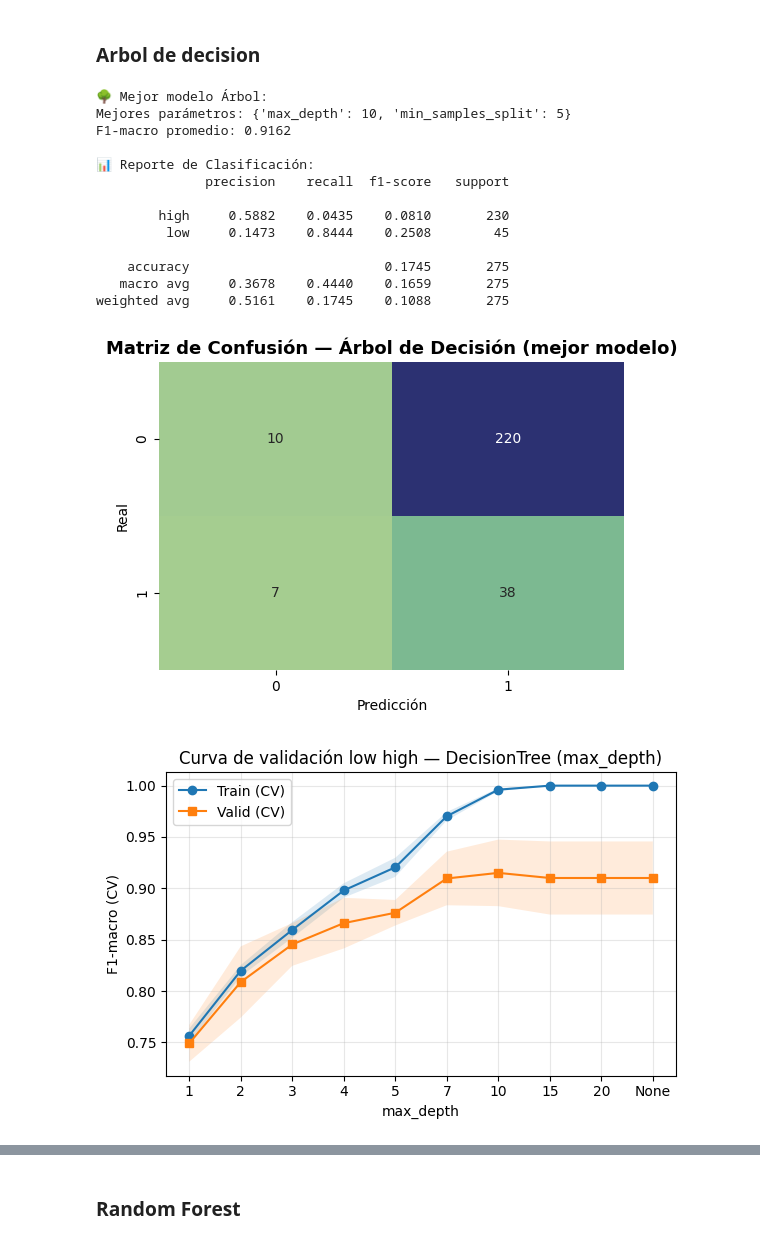
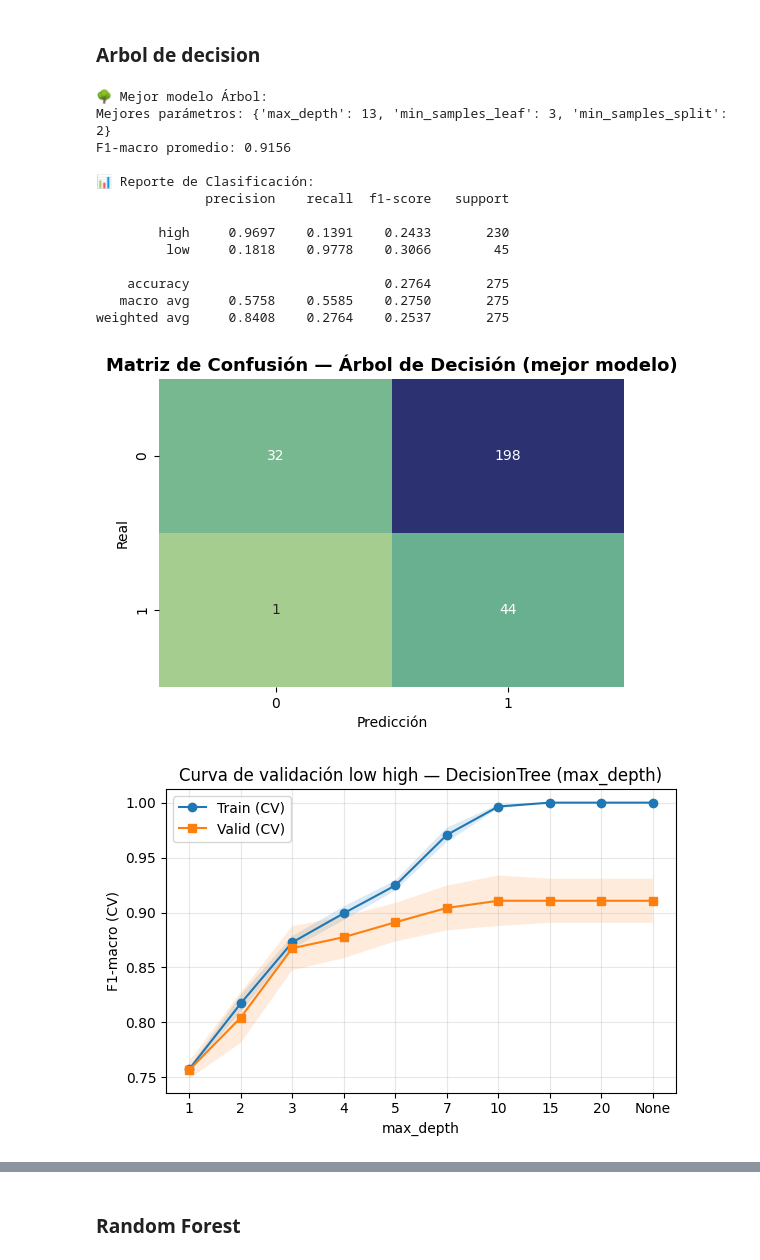
Before and after one commit to anamariaSemanate/ml-tarea1-vinos, a Jupyter notebook: notebooks/02_modelos.ipynb, the cells around one changed output, grey strips where cells are left out. Drawn from its saved outputs; the diff is of its cells as text; code cells hidden in the pictures.

Commit message:
notebooks de eda y modelos actualizados v 2.0

```diff
--- a/notebooks/02_modelos.ipynb
+++ b/notebooks/02_modelos.ipynb
@@ -599,7 +739,8 @@ for nombre, modelo in models_clf.items():
 #parametros gridsearhCV
 param_tree = {
     'max_depth': [5, 7,10, 13, 15, None],
-    'min_samples_split': [2, 3, 5]
+    'min_samples_split': [2, 3, 5],
+    'min_samples_leaf': [1, 3, 5, 8]
 }
 
 grid_tree_LH = GridSearchCV(
@@ -671,39 +812,69 @@ minsplit_list = [2, 3, 4, 5, 7, 10, 15, 20]
 train_scores_LH, val_scores_LH = validation_curve(
     DecisionTreeClassifier(random_state=42, class_weight='balanced',
                            max_depth=grid_tree.best_params_.get('max_depth', None)),
     X_trainLH_clf_sm, y_trainLH_clf_sm,
     param_name="min_samples_split",
     param_range=minsplit_list,
     cv=5, scoring="f1_macro", n_jobs=-1
 )
 
 train_mean_LH = train_scores_LH.mean(axis=1)
 val_mean_LH   = val_scores_LH.mean(axis=1)
 train_std_LH  = val_scores_LH.std(axis=1)
 val_std_LH    = val_scores_s.std(axis=1)
 
 plt.figure(figsize=(6,4))
 plt.plot(minsplit_list, train_mean_s, marker='o', label="Train (CV)")
 plt.plot(minsplit_list, val_mean_s,   marker='s', label="Valid (CV)")
 plt.fill_between(minsplit_list, train_mean_LH-train_std_LH, train_mean_LH+train_std_LH, alpha=0.15)
 plt.fill_between(minsplit_list, val_mean_LH-val_std_LH,     val_mean_LH+val_std_LH, alpha=0.15)
 plt.xlabel("min_samples_split"); plt.ylabel("F1-macro (CV)")
 plt.title("Curva de validación Low high — DecisionTree (min_samples_split)")
 plt.grid(alpha=.3); plt.legend(); plt.tight_layout()
 plt.show()
+
+# Importancia de características
+importances_base = grid_tree_LH.best_estimator_.feature_importances_
+indices = np.argsort(importances_base)[::-1]
+
+feature_names = X_trainLH_clf_sm.columns
+# Ordenar nombres de variables
+feature_names_sorted = [feature_names[i] for i in indices]
+
+# Crear figura
+plt.figure(figsize=(8, 6))
+bars = plt.barh(range(len(importances_base)),
+                importances_base[indices],
+                color="skyblue", edgecolor="black")
+
+# Etiquetas y título
+plt.yticks(range(len(importances_base)), feature_names_sorted)
+plt.gca().invert_yaxis()  # la más importante arriba
+plt.xlabel("Importancia", fontsize=11, fontweight="bold")
+plt.title("Importancia de características - Modelo LH", fontsize=13, fontweight="bold")
+plt.grid(alpha=0.3, axis="x")
+
+# Mostrar valor al lado de cada barra
+for bar, imp in zip(bars, importances_base[indices]):
+    width = bar.get_width()
+    plt.text(width + 0.005, bar.get_y() + bar.get_height()/2,
+             f"{imp:.3f}", va="center", fontsize=9, fontweight="bold")
+
+plt.tight_layout()
+plt.show()
 # %% [output]
 🌳 Mejor modelo Árbol:
-Mejores parámetros: {'max_depth': 10, 'min_samples_split': 5}
-F1-macro promedio: 0.9162
+Mejores parámetros: {'max_depth': 13, 'min_samples_leaf': 3, 'min_samples_split': 2}
+F1-macro promedio: 0.9156
 
 📊 Reporte de Clasificación:
               precision    recall  f1-score   support
 
-        high     0.5882    0.0435    0.0810       230
-         low     0.1473    0.8444    0.2508        45
+        high     0.9697    0.1391    0.2433       230
+         low     0.1818    0.9778    0.3066        45
 
-    accuracy                         0.1745       275
-   macro avg     0.3678    0.4440    0.1659       275
-weighted avg     0.5161    0.1745    0.1088       275
+    accuracy                         0.2764       275
+   macro avg     0.5758    0.5585    0.2750       275
+weighted avg     0.8408    0.2764    0.2537       275
-[figure, old version]
+[figure, new version]
-[figure, old version]
+[figure, new version]
```
Also changed, not shown: parts of 17 cells of this notebook, 1 other file.
